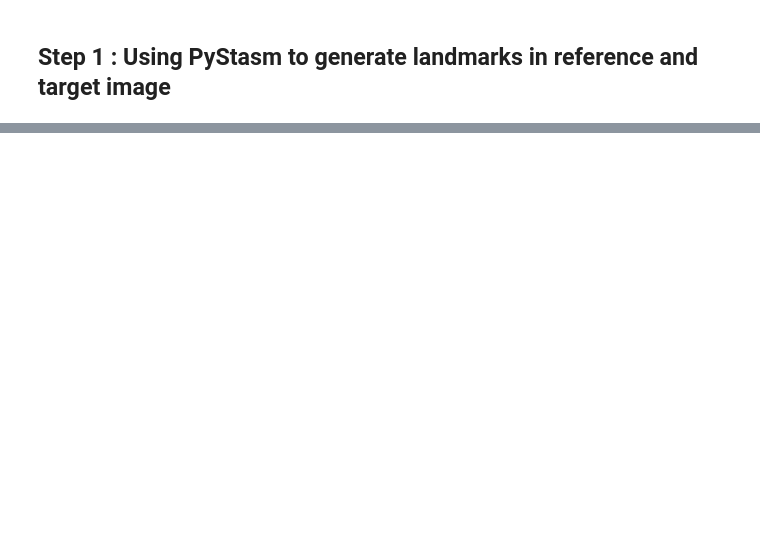
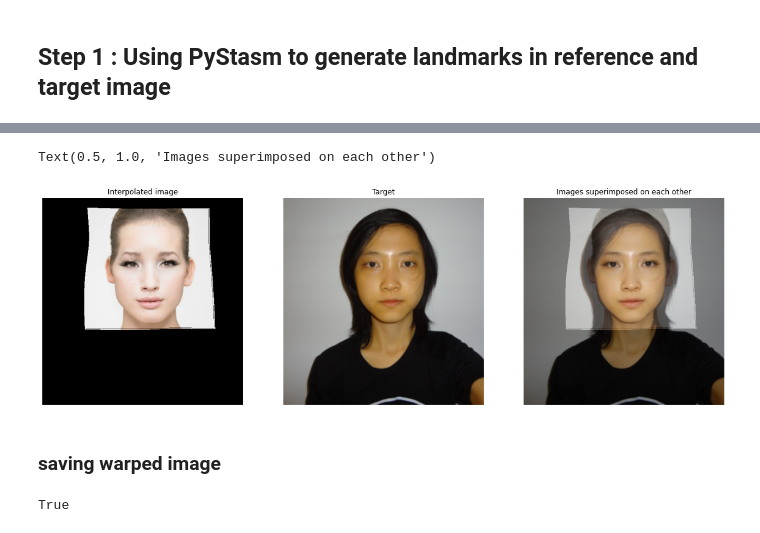
Before and after one commit to shaunak-badani/Digital-Makeup-Face-Generation, a Jupyter notebook: src/Digital Makeup Face Generation.ipynb, the cells around one changed output, grey strips where cells are left out. Saved outputs shown, nothing was run; the diff lists cells and outputs as text; code cells hidden in the pictures; blank space fills up the shorter version.

```diff
--- a/src/Digital Makeup Face Generation.ipynb
+++ b/src/Digital Makeup Face Generation.ipynb
@@ -101,0 +295,28 @@ Text(0.5, 1.0, 'Target Landmarks')
+# %%
+fig = plt.figure(figsize = (20, 60))
+
+fig.add_subplot(1, 3, 1)
+plt.imshow(a_disp)
+plt.axis('off')
+plt.title("Interpolated image")
+
+fig.add_subplot(1, 3, 2)
+plt.imshow(target_color)
+plt.axis('off')
+plt.title("Target")
+
+super_imposed = np.floor(a_disp * 0.3 + target_color * 0.7).astype(dtype=np.uint8)
+fig.add_subplot(1, 3, 3)
+plt.imshow(super_imposed)
+plt.axis('off')
+plt.title("Images superimposed on each other")
+# %% [output]
+Text(0.5, 1.0, 'Images superimposed on each other')
+[figure, added]
+# %% [markdown]
+### saving warped image
+# %%
+cv2.imwrite(os.path.join(GEN_IMAGES_PATH,'interpolated_image.png'), cv2.cvtColor(a_disp, cv2.COLOR_BGR2RGB))
+cv2.imwrite(os.path.join(GEN_IMAGES_PATH,'superimposed_image.png'), cv2.cvtColor(super_imposed, cv2.COLOR_BGR2RGB))
+# %% [output]
+True
```
Also changed, not shown: parts of 41 cells of this notebook.
